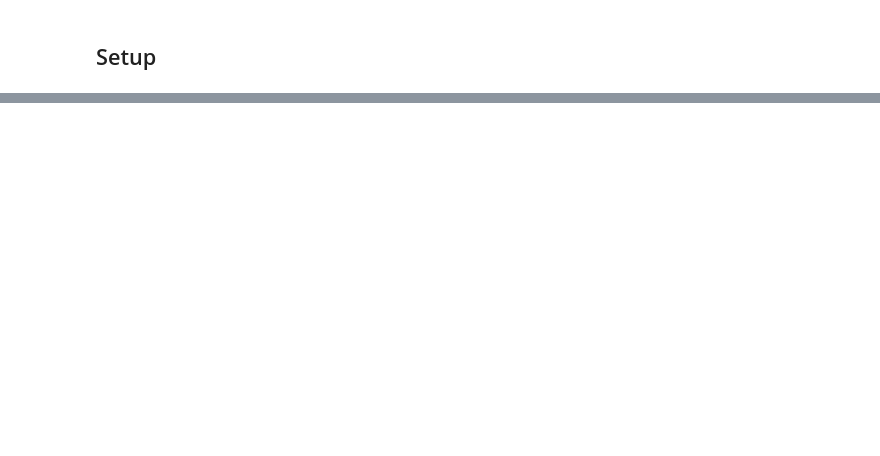
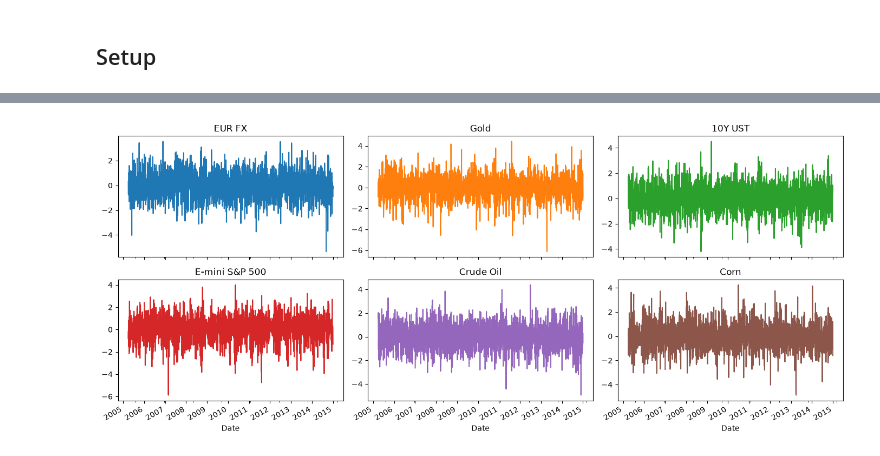
Before and after one commit to small-chicken/NUSInvestForecast, a Jupyter notebook: notebooks/01_data_exploration.ipynb, the cells around one changed output, grey strips where cells are left out. Drawn from its saved outputs; the diff is of its cells as text; code cells hidden in the pictures; blank space fills up the shorter version.

Commit message:
started exploring data, fixed issues with 60 day rolling window with bank holidays etc. polluting data. also explored papers related to this topic, for inspo and benchmark as suggested by brief

```diff
--- a/notebooks/01_data_exploration.ipynb
+++ b/notebooks/01_data_exploration.ipynb
@@ -9,4 +9,11 @@ import sys
 sys.path.insert(0, '../src')
 
 import pandas as pd
+import numpy as np
+import matplotlib.pyplot as plt
+
 from cta import data
+
+pd.set_option('display.max_rows', 120)
+pd.set_option('display.width', 160)
+plt.rcParams['figure.figsize'] = (10, 4)
@@ -26,0 +147,21 @@ Date ranges, missing data, basic stats per asset.
+# %%
+REPRESENTATIVES = {'&6E': 'EUR FX', '&GC': 'Gold', '&ZN': '10Y UST',
+                    '&ES': 'E-mini S&P 500', '&CL': 'Crude Oil', '&ZC': 'Corn'}
+
+# Compute diff/rolling-vol per instrument on its OWN native calendar before
+# combining -- combining first (union of all 6 calendars) then rolling would let
+# a single holiday specific to one instrument (e.g. Columbus Day for bond futures,
+# Thanksgiving Friday for CME metals/energy) poison the entire next ~60-row
+# window for that column, turning one missing day into ~3 months of blank output.
+diffs, vols, vol_adjs = {}, {}, {}
+for sym, label in REPRESENTATIVES.items():
+    s = data.load_futures(sym + '_CCB').loc[window, 'Close'].dropna()
+    d = s.diff()
+    v = d.rolling(60).std()
+    diffs[label], vols[label], vol_adjs[label] = d, v, d / v
+
+price_diff = pd.DataFrame(diffs)
+roll_vol = pd.DataFrame(vols)
+vol_adj_return = pd.DataFrame(vol_adjs).dropna(how='all')
+
+vol_adj_return.describe().T[['mean', 'std', 'min', 'max']]
@@ -26,0 +176,7 @@ Date ranges, missing data, basic stats per asset.
+# %%
+vol_adj_return.plot(subplots=True, layout=(2, 3), figsize=(14, 6), legend=False,
+                     title=list(vol_adj_return.columns))
+plt.tight_layout()
+plt.show()
+# %% [output]
+[figure, added]
```
Also changed, not shown: parts of 24 cells of this notebook, 3 other files.
